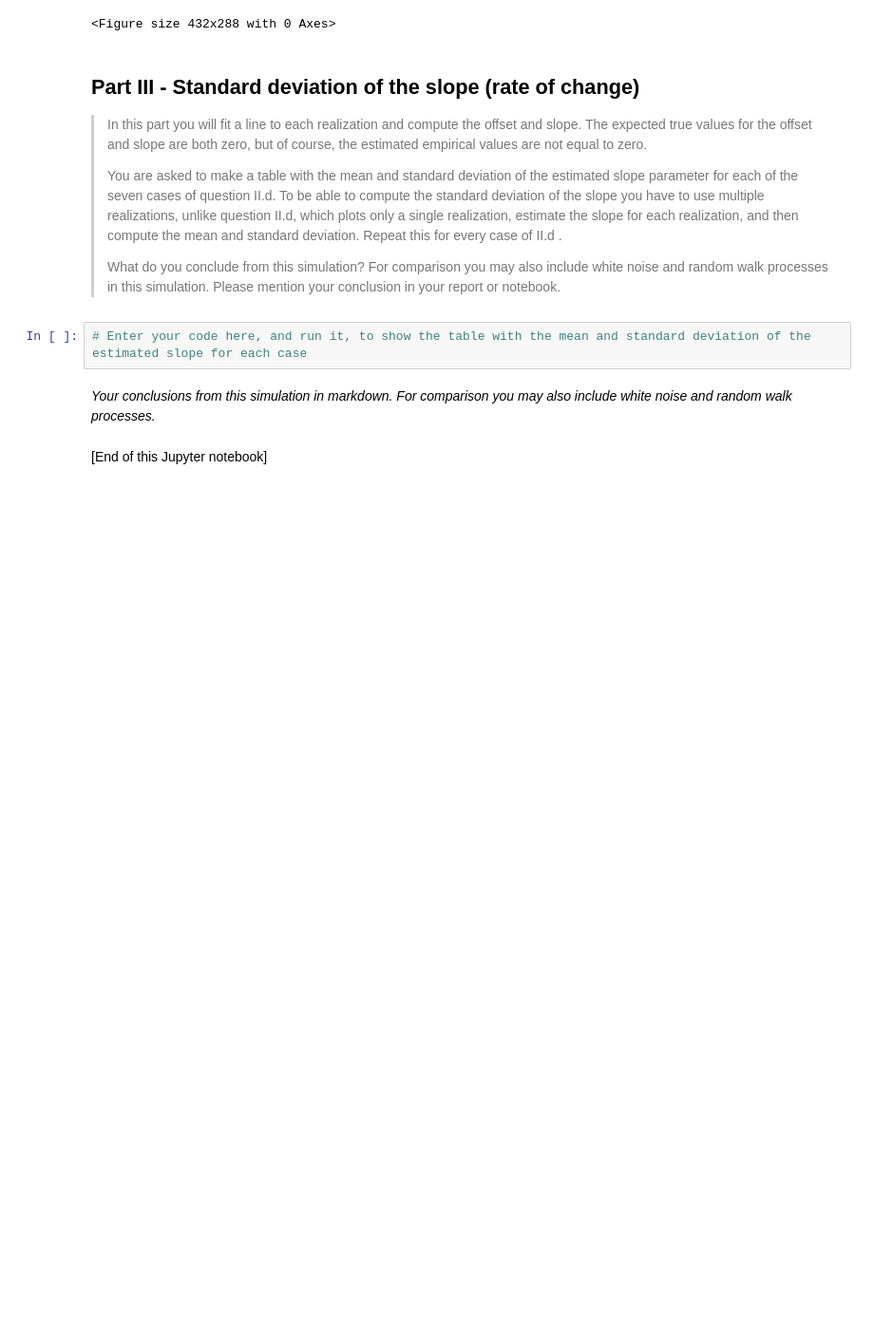
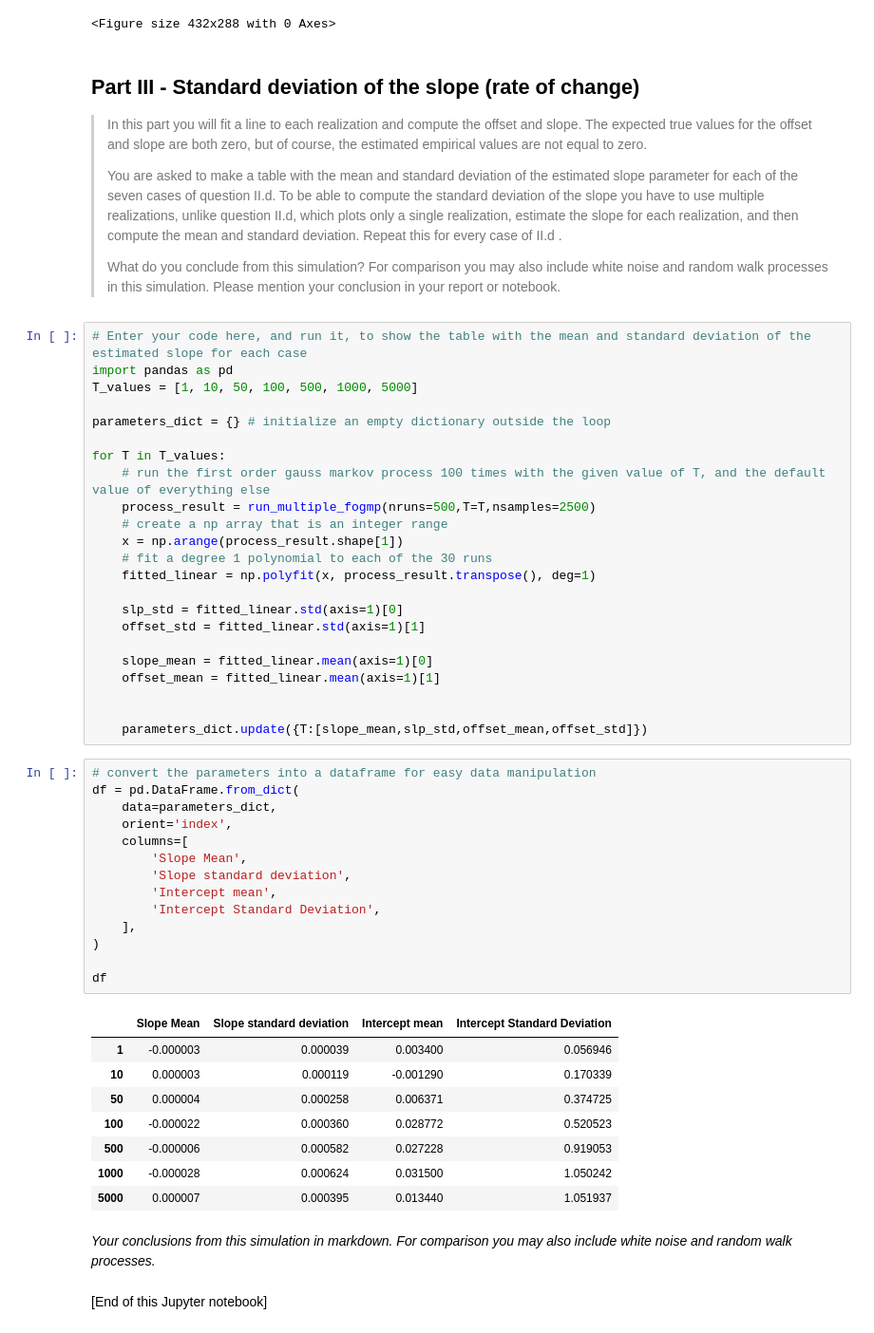
Before and after one commit to mlinds/sim_vis, a Jupyter notebook: assignment1/A1.ipynb, the cells around one changed output. Shown at 95% size. Saved outputs shown, nothing was run; the diff lists cells and outputs as text; blank space fills up the shorter version.

```diff
--- a/assignment1/A1.ipynb
+++ b/assignment1/A1.ipynb
@@ -384,8 +441,52 @@ plt.clf()
 > You are asked to make a table with the mean and standard deviation of the estimated slope parameter for each of the seven cases of question II.d. To be able to compute the standard deviation of the slope you have to use multiple realizations, unlike question II.d, which plots only a single realization, estimate the slope for each realization, and then compute the mean and standard deviation. Repeat this for every case of II.d .
 >
 > What do you conclude from this simulation? For comparison you may also include white noise and random walk processes in this simulation. Please mention your conclusion in your report or notebook.
-# %%
-# Enter your code here, and run it, to show the table with the mean and standard deviation of the estimated slope for each case
+# %%
+# Enter your code here, and run it, to show the table with the mean and standard deviation of the estimated slope for each case
+import pandas as pd
+T_values = [1, 10, 50, 100, 500, 1000, 5000]
+
+parameters_dict = {} # initialize an empty dictionary outside the loop
+
+for T in T_values:
+    # run the first order gauss markov process 100 times with the given value of T, and the default value of everything else
+    process_result = run_multiple_fogmp(nruns=500,T=T,nsamples=2500)
+    # create a np array that is an integer range
+    x = np.arange(process_result.shape[1])
+    # fit a degree 1 polynomial to each of the 30 runs
+    fitted_linear = np.polyfit(x, process_result.transpose(), deg=1)
+
+    slp_std = fitted_linear.std(axis=1)[0]
+    offset_std = fitted_linear.std(axis=1)[1]
+
+    slope_mean = fitted_linear.mean(axis=1)[0]
+    offset_mean = fitted_linear.mean(axis=1)[1]
+
+
+    parameters_dict.update({T:[slope_mean,slp_std,offset_mean,offset_std]})
+# %%
+# convert the parameters into a dataframe for easy data manipulation
+df = pd.DataFrame.from_dict(
+    data=parameters_dict,
+    orient='index',
+    columns=[
+        'Slope Mean',
+        'Slope standard deviation',
+        'Intercept mean',
+        'Intercept Standard Deviation',
+    ],
+)
+
+df
+# %% [output]
+|  | Slope Mean | Slope standard deviation | Intercept mean | Intercept Standard Deviation |
+| 1 | -0.000003 | 0.000039 | 0.003400 | 0.056946 |
+| 10 | 0.000003 | 0.000119 | -0.001290 | 0.170339 |
+| 50 | 0.000004 | 0.000258 | 0.006371 | 0.374725 |
+| 100 | -0.000022 | 0.000360 | 0.028772 | 0.520523 |
+| 500 | -0.000006 | 0.000582 | 0.027228 | 0.919053 |
+| 1000 | -0.000028 | 0.000624 | 0.031500 | 1.050242 |
+| 5000 | 0.000007 | 0.000395 | 0.013440 | 1.051937 |
 # %% [markdown]
 *Your conclusions from this simulation in markdown. For comparison you may also include white noise and random walk processes.*
 # %% [markdown]
```
Also changed, not shown: parts of 9 cells of this notebook.
